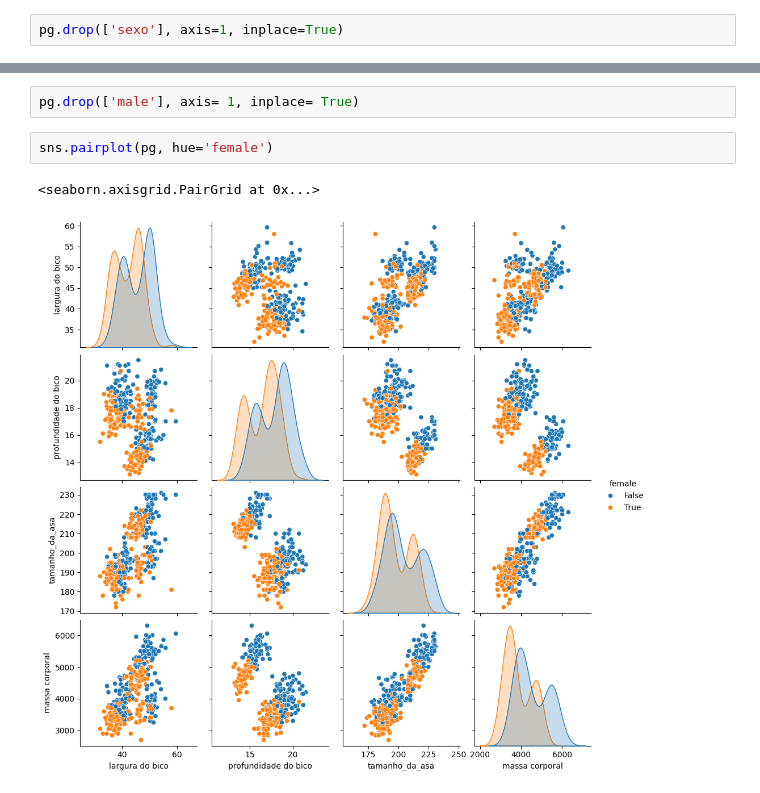
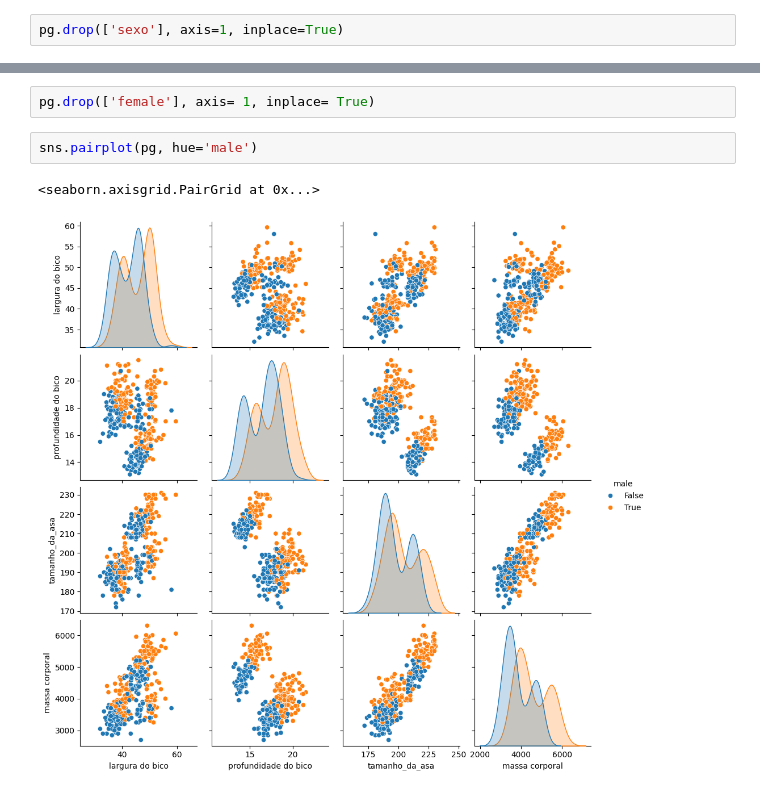
Before and after one commit to XaNd204/ML, a Jupyter notebook: Projeto ML - Pinguins.ipynb, the cells around one changed output, grey strips where cells are left out. Cells and saved outputs as stored; diff of their text form.

```diff
--- a/Projeto ML - Pinguins.ipynb
+++ b/Projeto ML - Pinguins.ipynb
@@ -181,9 +185,9 @@ pg.head()
 | 4 | Adelie | Torgersen | 36.7 | 19.3 | 193.0 | 3450.0 | True | ... |
 | 5 | Adelie | Torgersen | 39.3 | 20.6 | 190.0 | 3650.0 | False | ... |
 # %%
-pg.drop(['male'], axis= 1, inplace= True)
+pg.drop(['female'], axis= 1, inplace= True)
 # %%
-sns.pairplot(pg, hue='female')
+sns.pairplot(pg, hue='male')
 # %% [output]
 <seaborn.axisgrid.PairGrid at 0x...>
-[figure, old version]
+[figure, new version]
```
Also changed, not shown: parts of 6 cells of this notebook.
